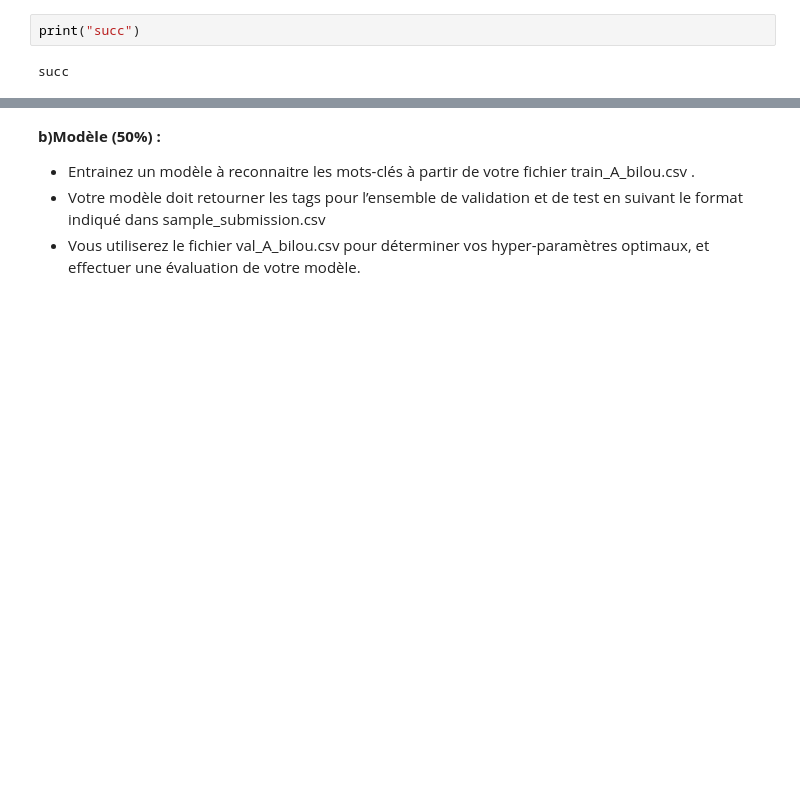
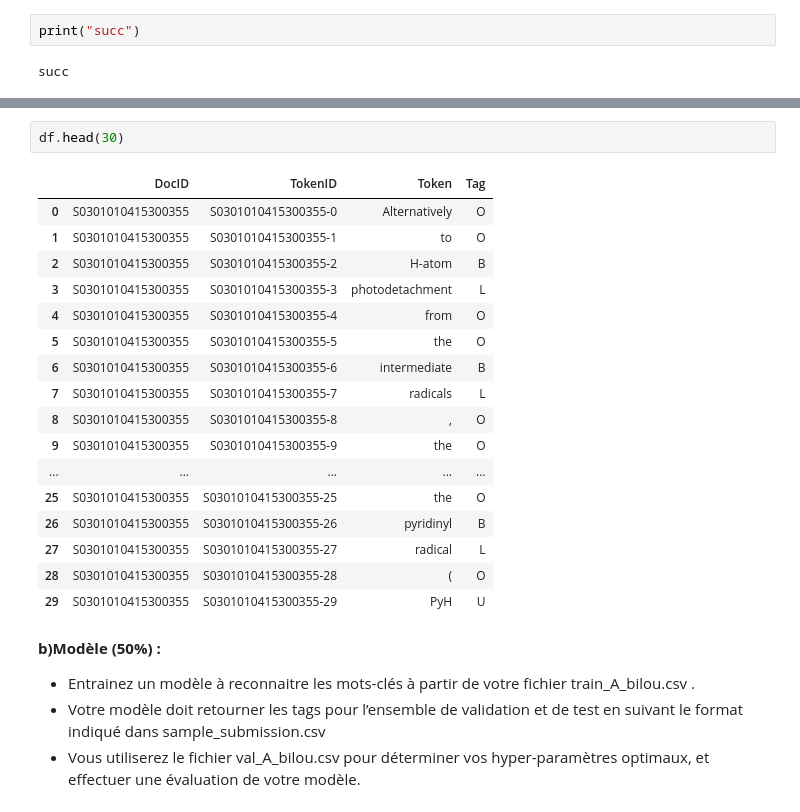
Before and after one commit to souleiman2/NLP-Practice, a Jupyter notebook: Projet/inf8460_A21_TP3_squelette.ipynb, the cells around one changed output, grey strips where cells are left out. Saved outputs shown, nothing was run; the diff lists cells and outputs as text; blank space fills up the shorter version.

```diff
--- a/Projet/inf8460_A21_TP3_squelette.ipynb
+++ b/Projet/inf8460_A21_TP3_squelette.ipynb
@@ -325,6 +337,26 @@ df.to_csv(SAVED_VAL_PATH)
 
 [11161 rows x 4 columns]
 Wrong :  0
+# %%
+df.head(30)
+# %% [output]
+|  | DocID | TokenID | Token | Tag |
+| 0 | S0301010415300355 | S0301010415300355-0 | Alternatively | O |
+| 1 | S0301010415300355 | S0301010415300355-1 | to | O |
+| 2 | S0301010415300355 | S0301010415300355-2 | H-atom | B |
+| 3 | S0301010415300355 | S0301010415300355-3 | photodetachment | L |
+| 4 | S0301010415300355 | S0301010415300355-4 | from | O |
+| 5 | S0301010415300355 | S0301010415300355-5 | the | O |
+| 6 | S0301010415300355 | S0301010415300355-6 | intermediate | B |
+| 7 | S0301010415300355 | S0301010415300355-7 | radicals | L |
+| 8 | S0301010415300355 | S0301010415300355-8 | , | O |
+| 9 | S0301010415300355 | S0301010415300355-9 | the | O |
+| ... | ... | ... | ... | ... |
+| 25 | S0301010415300355 | S0301010415300355-25 | the | O |
+| 26 | S0301010415300355 | S0301010415300355-26 | pyridinyl | B |
+| 27 | S0301010415300355 | S0301010415300355-27 | radical | L |
+| 28 | S0301010415300355 | S0301010415300355-28 | ( | O |
+| 29 | S0301010415300355 | S0301010415300355-29 | PyH | U |
 # %% [markdown]
 __b)Modèle (50%) :__
 - Entrainez un modèle à reconnaitre les mots-clés à partir de votre fichier train_A_bilou.csv .
```
Also changed, not shown: parts of 7 cells of this notebook, 14 other files.
